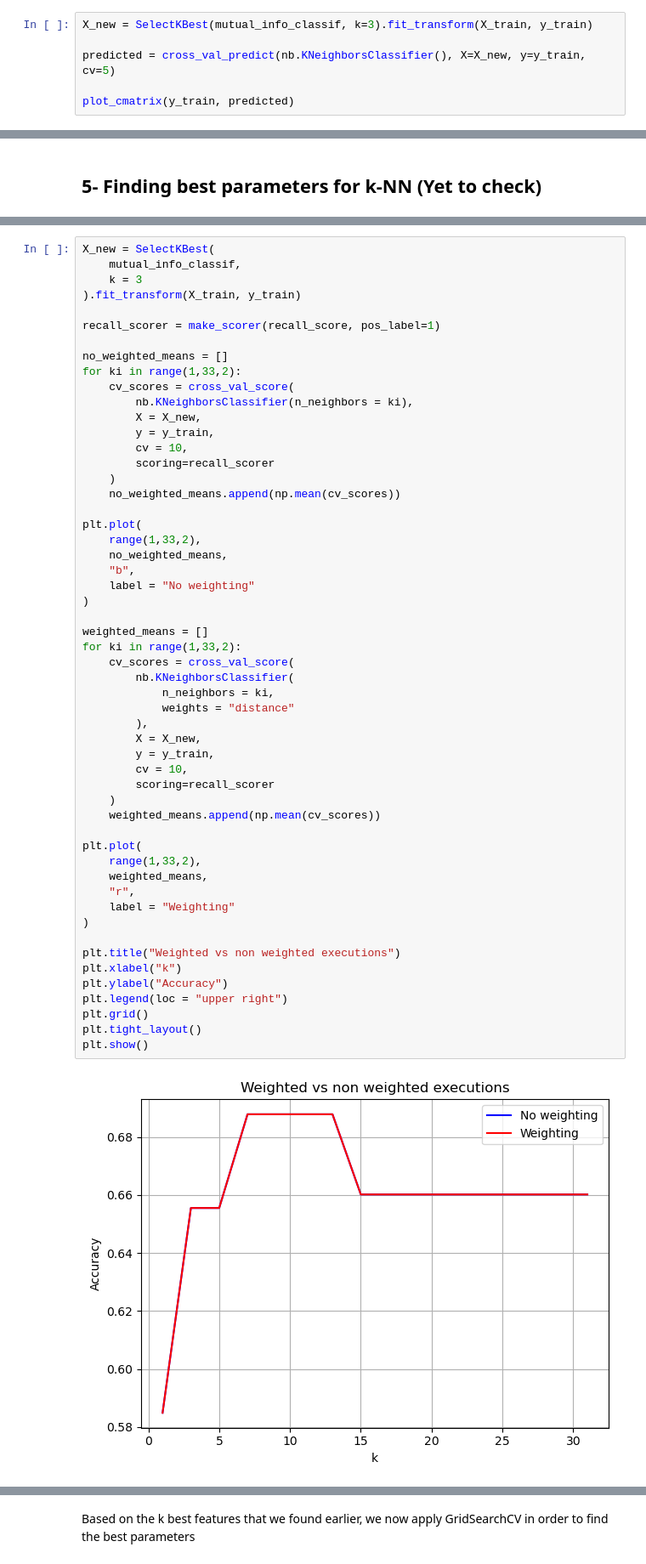
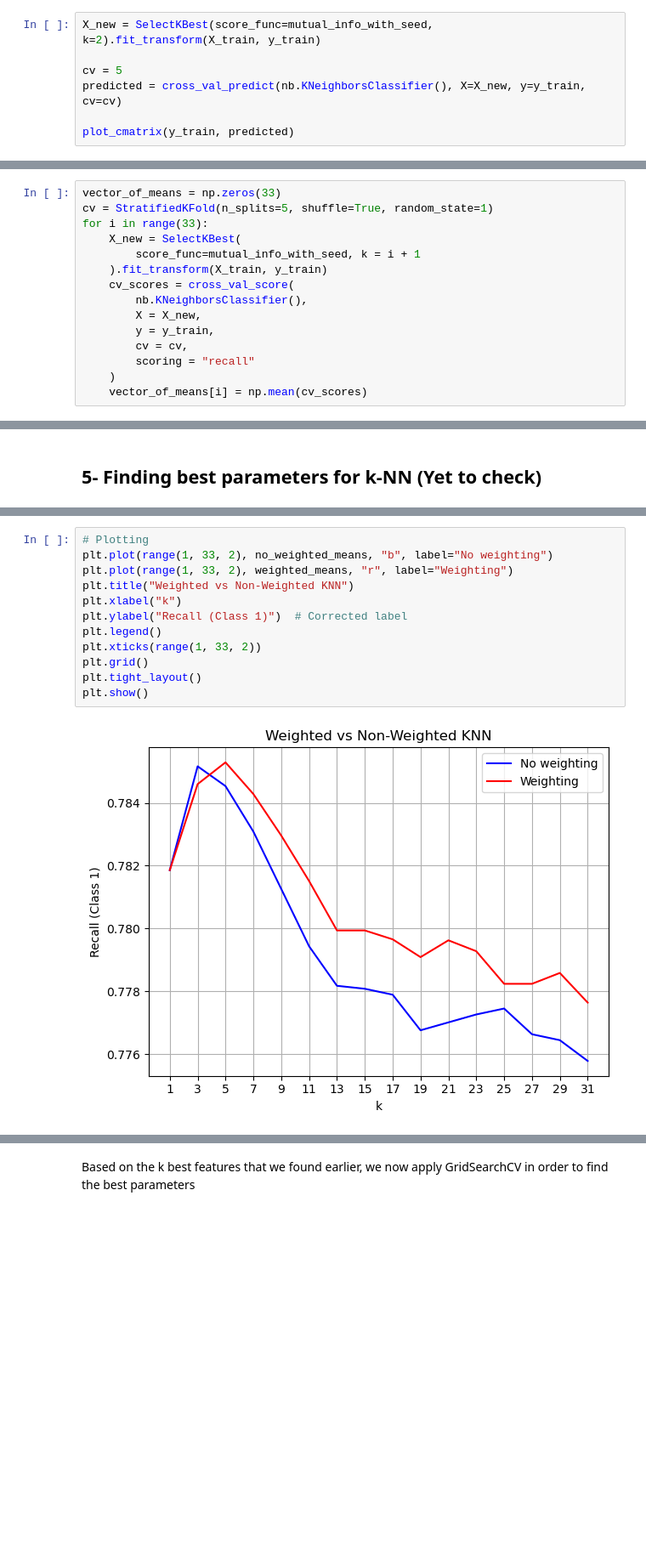
Before and after one commit to alexlafuente/heart_attack_prediction_md, a Jupyter notebook: KNN.ipynb, the cells around one changed output, grey strips where cells are left out. Shown at 85% size. Saved outputs shown, nothing was run; the diff lists cells and outputs as text; blank space fills up the shorter version.

```diff
--- a/KNN.ipynb
+++ b/KNN.ipynb
@@ -249,7 +137,8 @@ plt.show()
 # %%
-X_new = SelectKBest(mutual_info_classif, k=3).fit_transform(X_train, y_train)
+X_new = SelectKBest(score_func=mutual_info_with_seed, k=2).fit_transform(X_train, y_train)
 
-predicted = cross_val_predict(nb.KNeighborsClassifier(), X=X_new, y=y_train,  cv=5)
+cv = 5
+predicted = cross_val_predict(nb.KNeighborsClassifier(), X=X_new, y=y_train,  cv=cv)
 
 plot_cmatrix(y_train, predicted)
 # %% [output]
@@ -265,0 +157,15 @@ weighted avg       0.74      0.73      0.73     63515
+# %%
+vector_of_means = np.zeros(33)
+cv = StratifiedKFold(n_splits=5, shuffle=True, random_state=1)
+for i in range(33):
+    X_new = SelectKBest(
+        score_func=mutual_info_with_seed, k = i + 1
+    ).fit_transform(X_train, y_train)
+    cv_scores = cross_val_score(
+        nb.KNeighborsClassifier(),
+        X = X_new,
+        y = y_train,
+        cv = cv,
+        scoring = "recall"
+    )
+    vector_of_means[i] = np.mean(cv_scores)
@@ -268,56 +260,14 @@ weighted avg       0.74      0.73      0.73     63515
 # %%
-X_new = SelectKBest(
-    mutual_info_classif,
-    k = 3
-).fit_transform(X_train, y_train)
-
-recall_scorer = make_scorer(recall_score, pos_label=1)
-
-no_weighted_means = []
-for ki in range(1,33,2):
-    cv_scores = cross_val_score(
-        nb.KNeighborsClassifier(n_neighbors = ki),
-        X = X_new,
-        y = y_train,
-        cv = 10,
-        scoring=recall_scorer
-    )
-    no_weighted_means.append(np.mean(cv_scores))
-
-plt.plot(
-    range(1,33,2),
-    no_weighted_means,
-    "b",
-    label = "No weighting"
-)
-
-weighted_means = []
-for ki in range(1,33,2):
-    cv_scores = cross_val_score(
-        nb.KNeighborsClassifier(
-            n_neighbors = ki,
-            weights = "distance"
-        ),
-        X = X_new,
-        y = y_train,
-        cv = 10,
-        scoring=recall_scorer
-    )
-    weighted_means.append(np.mean(cv_scores))
-
-plt.plot(
-    range(1,33,2),
-    weighted_means,
-    "r",
-    label = "Weighting"
-)
-
-plt.title("Weighted vs non weighted executions")
+# Plotting
+plt.plot(range(1, 33, 2), no_weighted_means, "b", label="No weighting")
+plt.plot(range(1, 33, 2), weighted_means, "r", label="Weighting")
+plt.title("Weighted vs Non-Weighted KNN")
 plt.xlabel("k")
-plt.ylabel("Accuracy")
-plt.legend(loc = "upper right")
+plt.ylabel("Recall (Class 1)")  # Corrected label
+plt.legend()
+plt.xticks(range(1, 33, 2))
 plt.grid()
 plt.tight_layout()
 plt.show()
 # %% [output]
-[figure, old version]
+[figure, new version]
```
Also changed, not shown: parts of 45 cells of this notebook.
